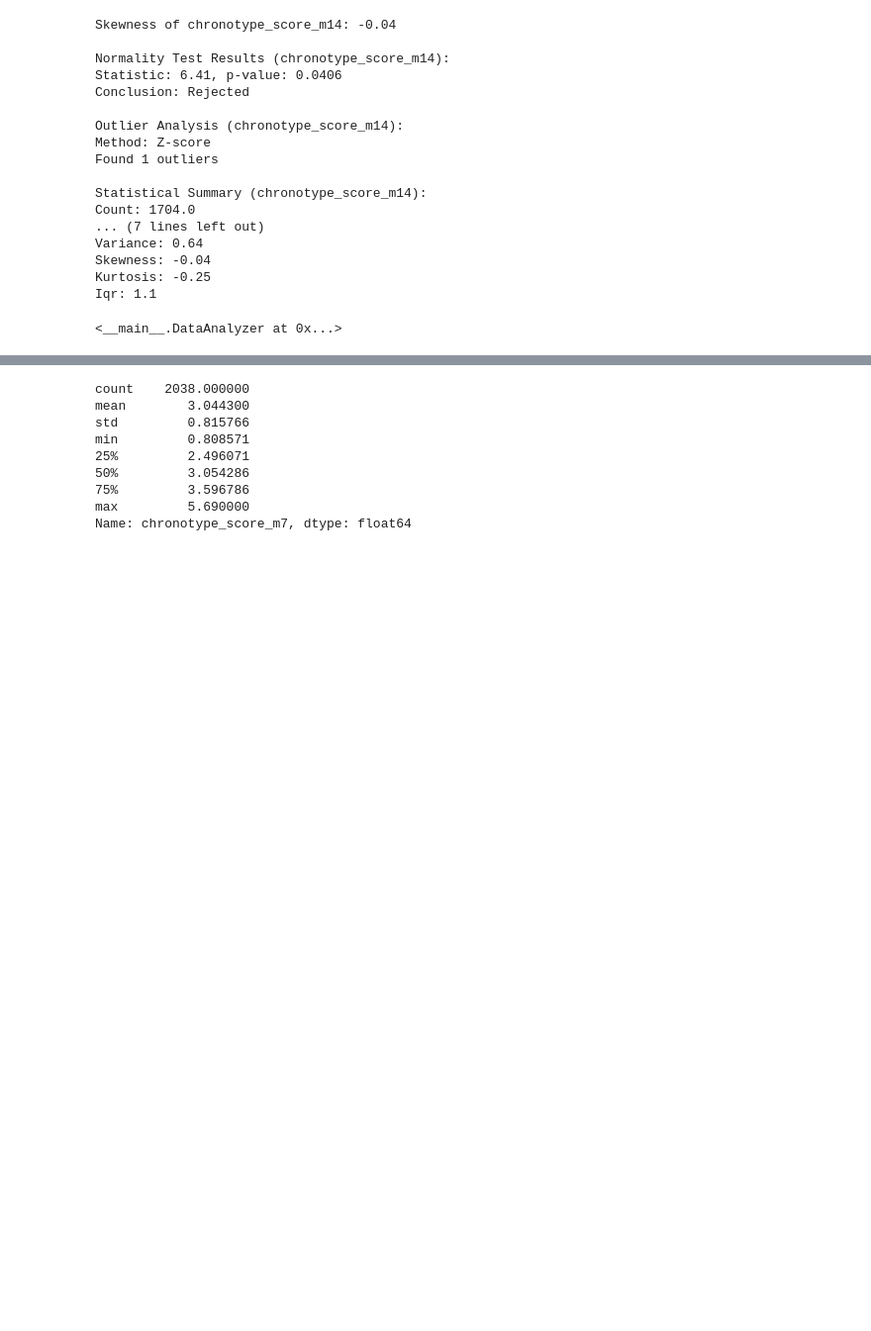
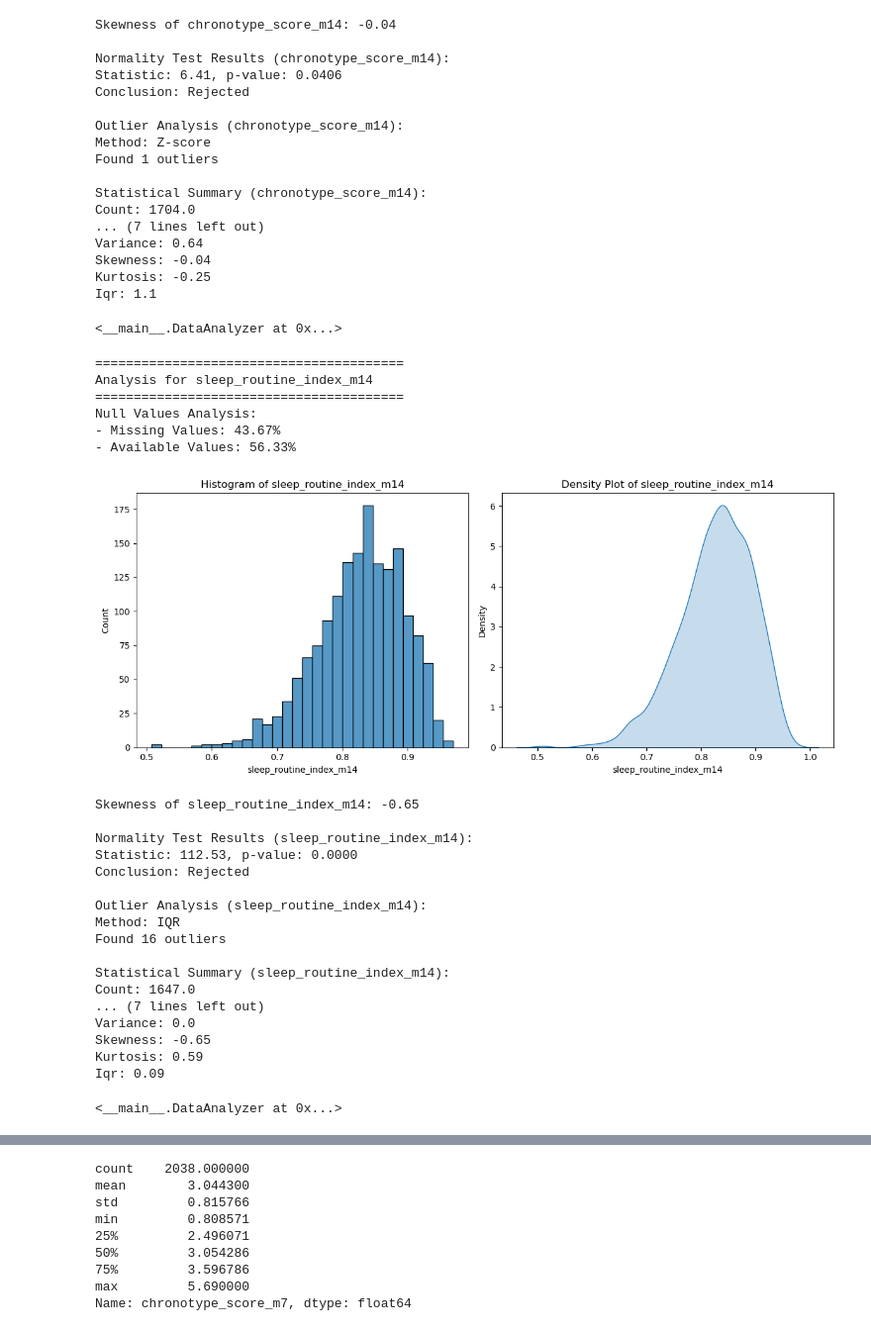
Before and after one commit to paragjadhav14/HR_ML_model_building, a Jupyter notebook: inference_v1_21_03_2025_aashi.ipynb, the cells around one changed output, grey strips where cells are left out. Shown at 99% size. Saved outputs shown, nothing was run; the diff lists cells and outputs as text; code cells hidden in the pictures; blank space fills up the shorter version.

Commit message:
Infrece analysis 2nd april 2025

```diff
--- a/inference_v1_21_03_2025_aashi.ipynb
+++ b/inference_v1_21_03_2025_aashi.ipynb
@@ -1632,7 +1727,7 @@ class DataAnalyzer:
         data = self.get_column_data(column)
         normality_result = self.test_normality(column)
 
-        if 0.02 < normality_result['p_value'] <= 1:
+        if  normality_result['normality'] == 'Accepted':
             return self._zscore_outliers(data, column)
         return self._iqr_outliers(data, column)
 
@@ -1804,3 +1899,34 @@ Skewness: -0.04
 Kurtosis: -0.25
 Iqr: 1.1
 <__main__.DataAnalyzer at 0x...>
+# %%
+## sleep_routine_index_m14
+base_feature = 'sleep_routine_index_m14'
+# %%
+analyzer.full_analysis(base_feature)
+# %% [output]
+========================================
+Analysis for sleep_routine_index_m14
+========================================
+Null Values Analysis:
+- Missing Values: 43.67%
+- Available Values: 56.33%
+[figure, added]
+Skewness of sleep_routine_index_m14: -0.65
+
+Normality Test Results (sleep_routine_index_m14):
+Statistic: 112.53, p-value: 0.0000
+Conclusion: Rejected
+
+Outlier Analysis (sleep_routine_index_m14):
+Method: IQR
+Found 16 outliers
+
+Statistical Summary (sleep_routine_index_m14):
+Count: 1647.0
+... (7 lines left out)
+Variance: 0.0
+Skewness: -0.65
+Kurtosis: 0.59
+Iqr: 0.09
+<__main__.DataAnalyzer at 0x...>
```
Also changed, not shown: parts of 16 cells of this notebook.
